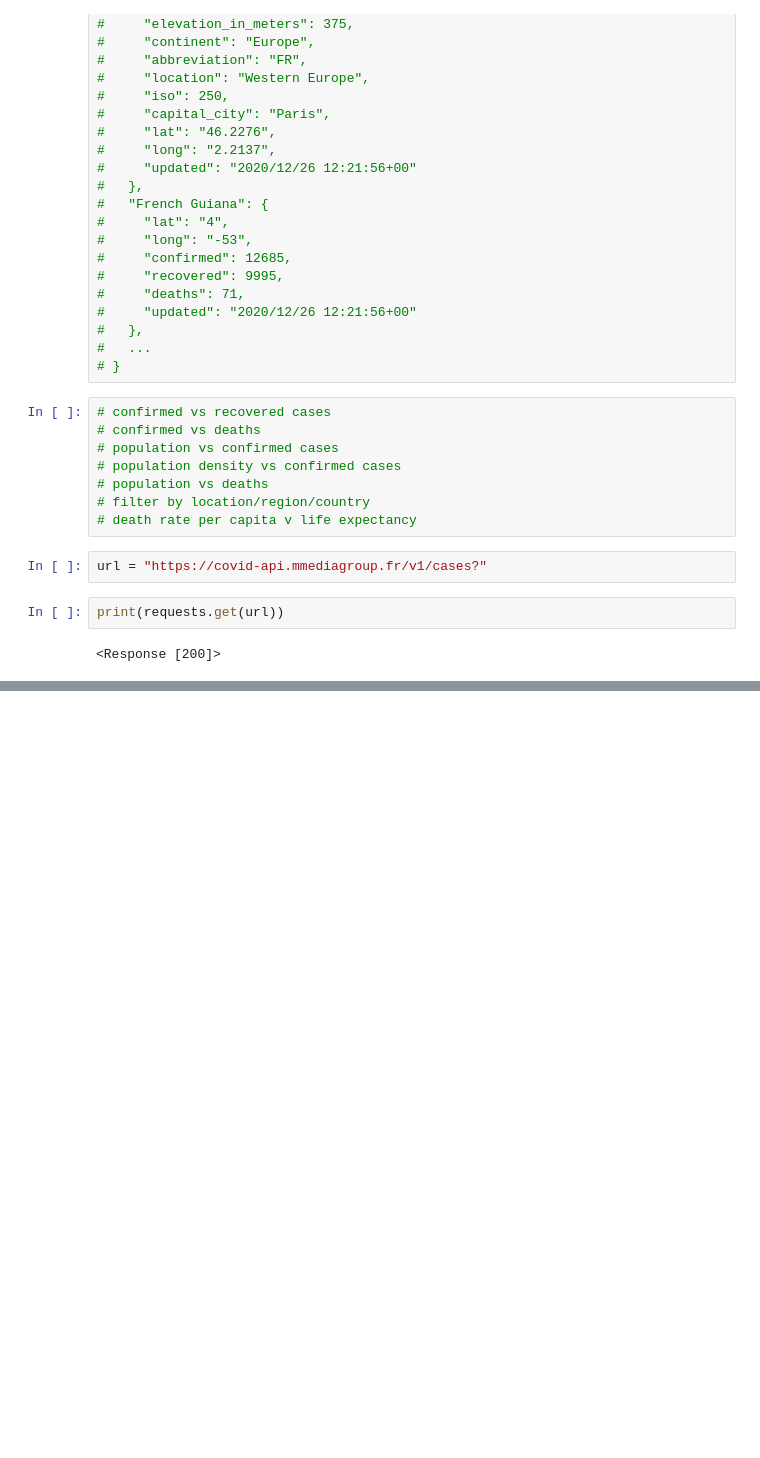
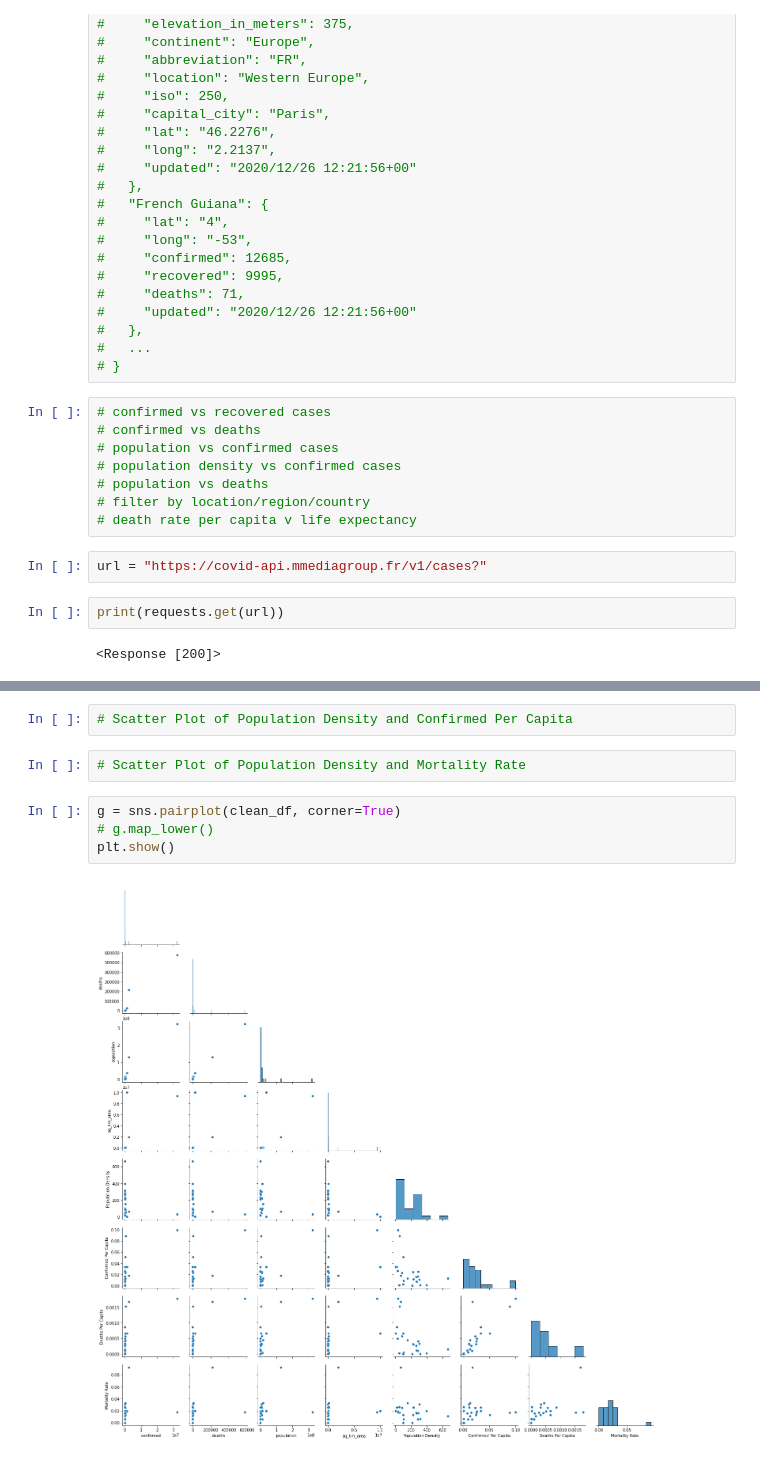
Before and after one commit to grantbot/Project-1, a Jupyter notebook: m-media-api-test.ipynb, the cells around one changed output, grey strips where cells are left out. Drawn from its saved outputs; the diff is of its cells as text; blank space fills up the shorter version.

```diff
--- a/m-media-api-test.ipynb
+++ b/m-media-api-test.ipynb
@@ -128,0 +299,10 @@ df.head()
+# %%
+# Scatter Plot of Population Density and Confirmed Per Capita
+# %%
+# Scatter Plot of Population Density and Mortality Rate
+# %%
+g = sns.pairplot(clean_df, corner=True)
+# g.map_lower()
+plt.show()
+# %% [output]
+[figure, added]
```
Also changed, not shown: parts of 16 cells of this notebook, 1 other file.
